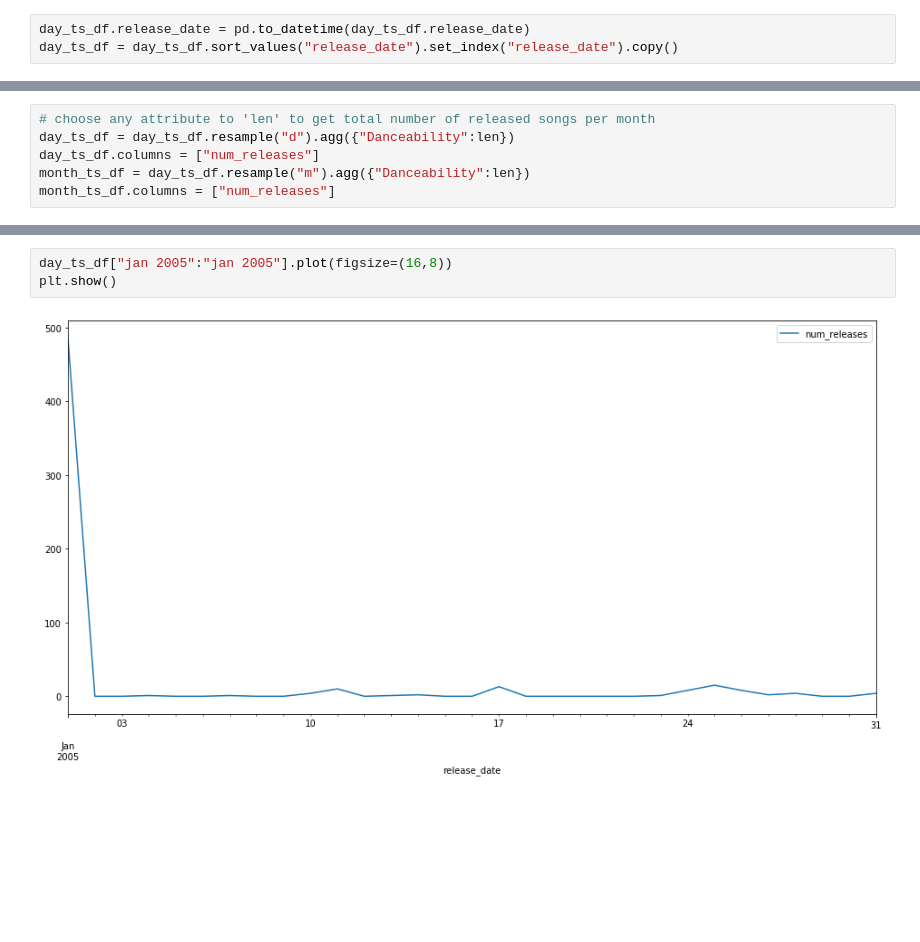
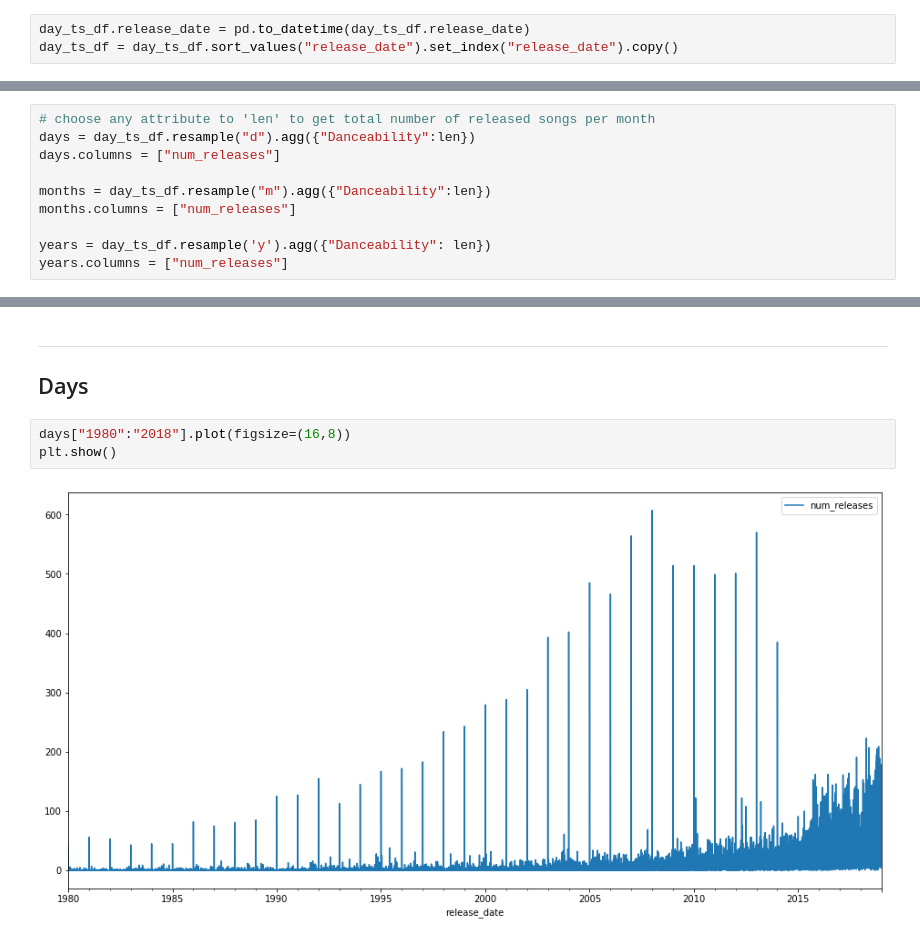
Before and after one commit to QED0711/spotify-predictive-analysis, a Jupyter notebook: exploration/qd_072819_timeseries_release_date.ipynb, the cells around one changed output, grey strips where cells are left out. Drawn from its saved outputs; the diff is of its cells as text; blank space fills up the shorter version.

```diff
--- a/exploration/qd_072819_timeseries_release_date.ipynb
+++ b/exploration/qd_072819_timeseries_release_date.ipynb
@@ -14,6 +19,10 @@ day_ts_df = day_ts_df.sort_values("release_date").set_index("release_date").copy
 # %%
 # choose any attribute to 'len' to get total number of released songs per month
-day_ts_df = day_ts_df.resample("d").agg({"Danceability":len})
-day_ts_df.columns = ["num_releases"]
-month_ts_df = day_ts_df.resample("m").agg({"Danceability":len})
-month_ts_df.columns = ["num_releases"]
+days = day_ts_df.resample("d").agg({"Danceability":len})
+days.columns = ["num_releases"]
+
+months = day_ts_df.resample("m").agg({"Danceability":len})
+months.columns = ["num_releases"]
+
+years = day_ts_df.resample('y').agg({"Danceability": len})
+years.columns = ["num_releases"]
@@ -28,5 +60,8 @@ For column-specific groupby renaming, use named aggregation
+# %% [markdown]
+***
+## Days
 # %%
-day_ts_df["jan 2005":"jan 2005"].plot(figsize=(16,8))
+days["1980":"2018"].plot(figsize=(16,8))
 plt.show()
 # %% [output]
-[figure, old version]
+[figure, new version]
```
Also changed, not shown: parts of 16 cells of this notebook, 2 other files.
